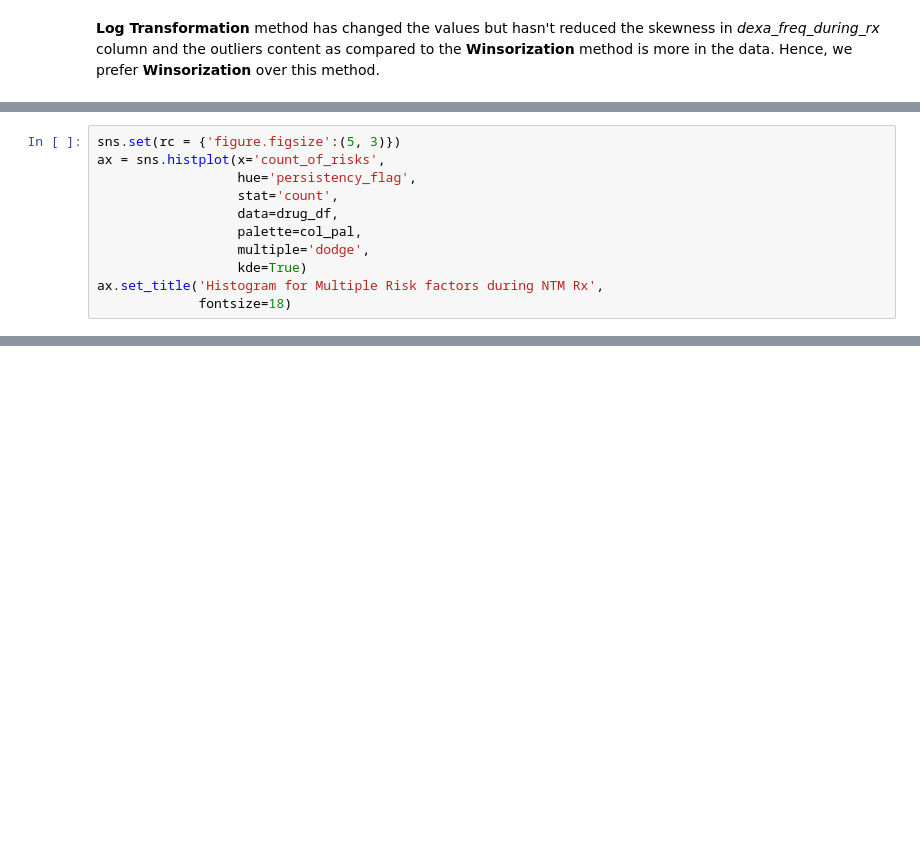
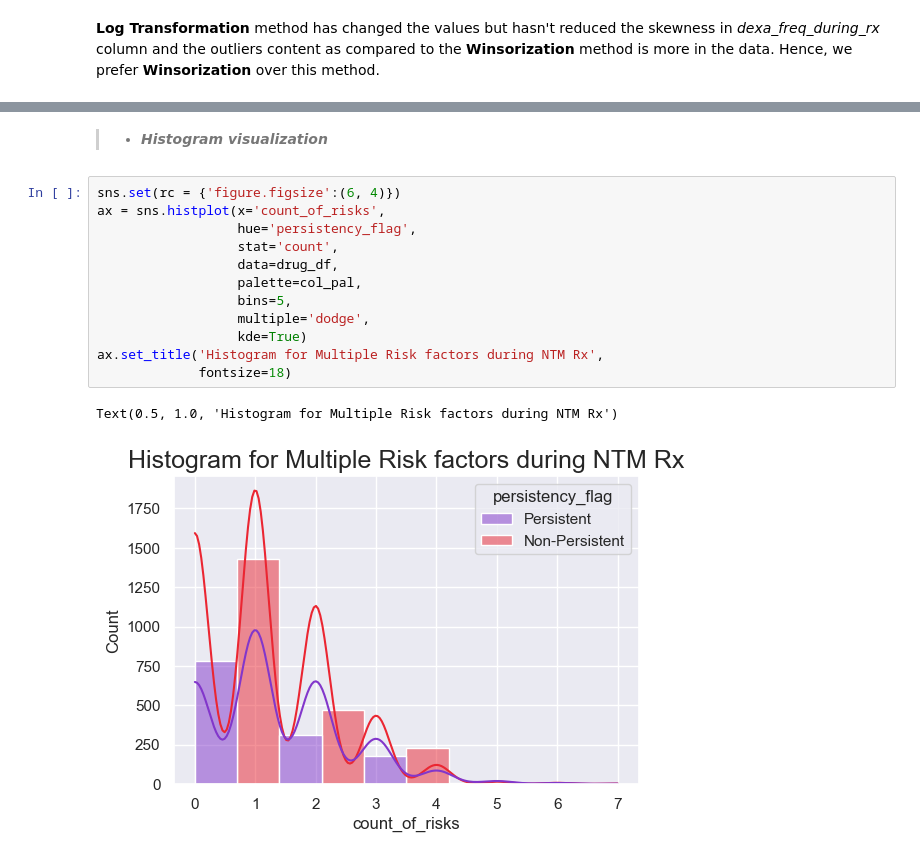
Before and after one commit to shezkh/Healthcare-Project, a Jupyter notebook: src/preproc_Ashish.ipynb, the cells around one changed output, grey strips where cells are left out. Drawn from its saved outputs; the diff is of its cells as text; blank space fills up the shorter version.

```diff
--- a/src/preproc_Ashish.ipynb
+++ b/src/preproc_Ashish.ipynb
@@ -545,11 +502,0 @@ Text(0.5, 1.0, 'Multiple Risk factors count during NTM Rx by Persistency')
-# %%
-sns.set(rc = {'figure.figsize':(5, 3)})
-ax = sns.histplot(x='count_of_risks',
-                  hue='persistency_flag',
-                  stat='count',
-                  data=drug_df,
-                  palette=col_pal,
-                  multiple='dodge',
-                  kde=True)
-ax.set_title('Histogram for Multiple Risk factors during NTM Rx',
-             fontsize=18)
@@ -558,0 +549,17 @@ Text(0.5, 1.0, 'Histogram for Multiple Risk factors during NTM Rx')
+# %% [markdown]
+>- ***Histogram visualization***
+# %%
+sns.set(rc = {'figure.figsize':(6, 4)})
+ax = sns.histplot(x='count_of_risks',
+                  hue='persistency_flag',
+                  stat='count',
+                  data=drug_df,
+                  palette=col_pal,
+                  bins=5,
+                  multiple='dodge',
+                  kde=True)
+ax.set_title('Histogram for Multiple Risk factors during NTM Rx',
+             fontsize=18)
+# %% [output]
+Text(0.5, 1.0, 'Histogram for Multiple Risk factors during NTM Rx')
+[figure, added]
```
Also changed, not shown: parts of 32 cells of this notebook.
